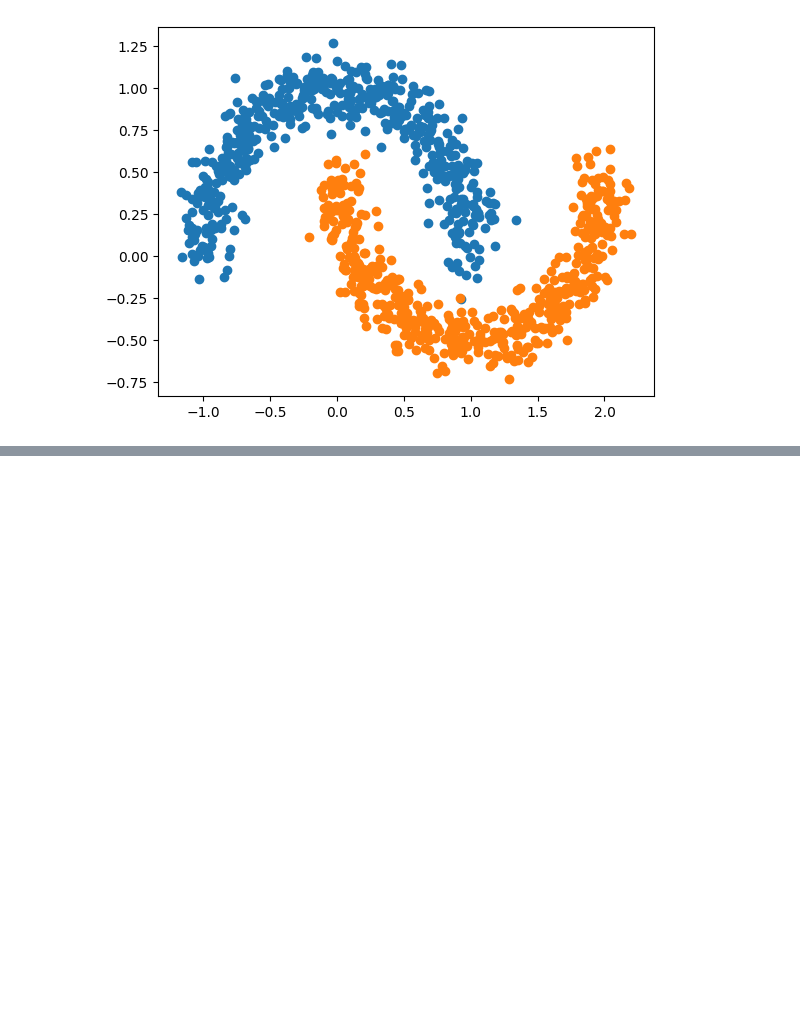
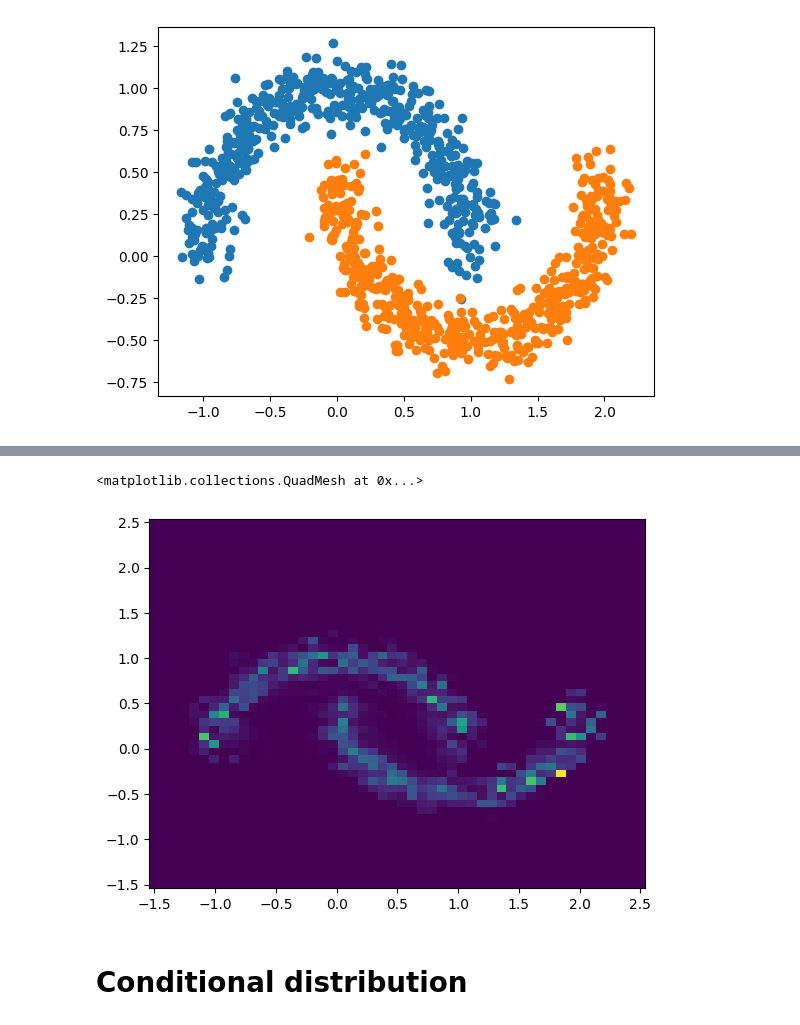
Before and after one commit to al-jshen/eqflow, a Jupyter notebook: examples/dual_moons.ipynb, the cells around one changed output, grey strips where cells are left out. Saved outputs shown, nothing was run; the diff lists cells and outputs as text; code cells hidden in the pictures; blank space fills up the shorter version.

```diff
--- a/examples/dual_moons.ipynb
+++ b/examples/dual_moons.ipynb
@@ -21 +56,15 @@ plt.scatter(x[labels == 1], y[labels == 1])
+# %%
+xgrid = jnp.linspace(-1.5, 2.5)
+ygrid = jnp.linspace(-1.5, 2.5)
+xx, yy = jnp.meshgrid(xgrid, ygrid)
+xx, yy = xx.flatten(), yy.flatten()
+xxyy = jnp.stack((xx, yy)).T
+lp = jax.vmap(nsf.log_prob)(xxyy)
+# %%
+plt.pcolormesh(xx.reshape(50, 50), yy.reshape(50, 50), jnp.exp(lp.reshape(50, 50)))
+# %% [output]
+<matplotlib.collections.QuadMesh at 0x...>
+[figure, added]
+# %% [markdown]
+# Conditional distribution
 # %%
```
Also changed, not shown: parts of 10 cells of this notebook.
